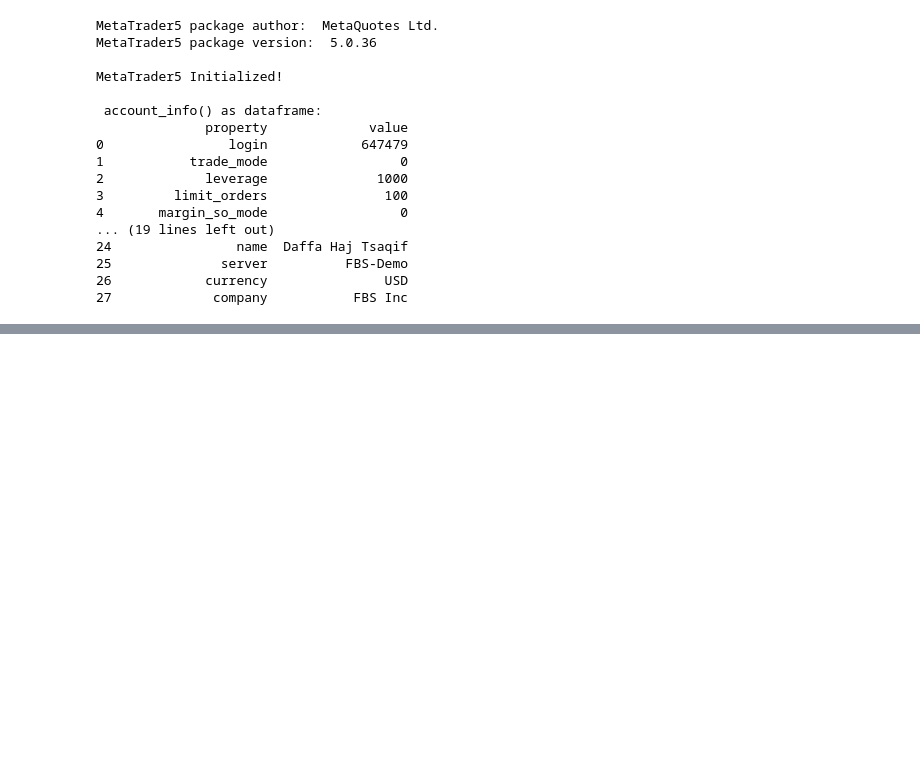
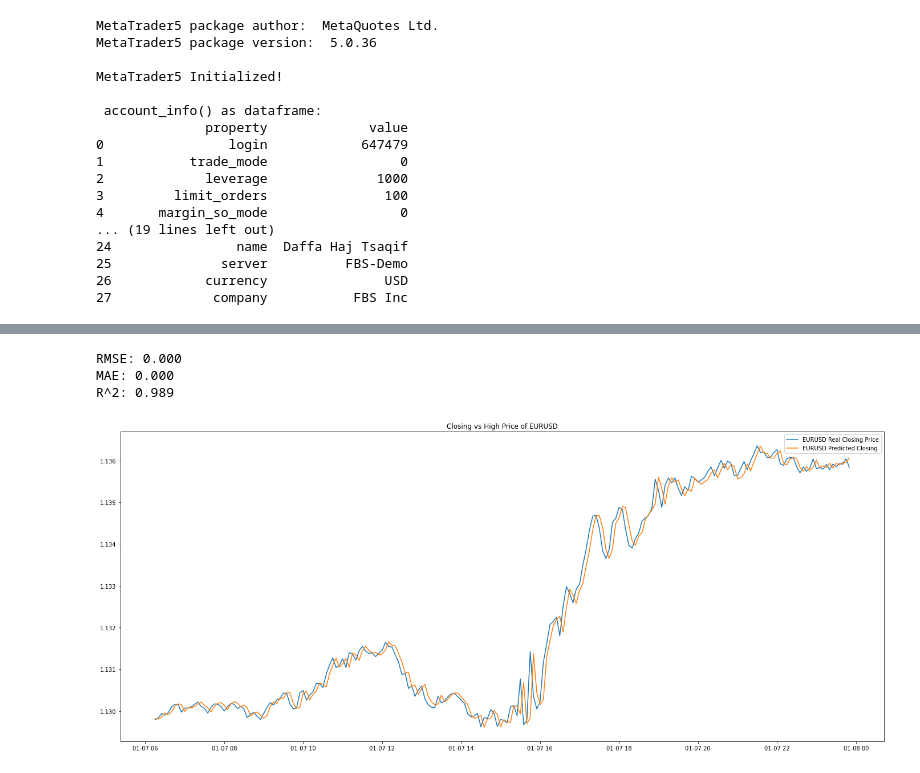
Before and after one commit to dhupee/MetaNgepet, a Jupyter notebook: MetaNgepet-Train.ipynb, the cells around one changed output, grey strips where cells are left out. Drawn from its saved outputs; the diff is of its cells as text; code cells hidden in the pictures; blank space fills up the shorter version.

```diff
--- a/MetaNgepet-Train.ipynb
+++ b/MetaNgepet-Train.ipynb
@@ -372 +487,16 @@ plotLinearReg(y_test, model_prediction)
+# %%
+# load the model from disk
+loaded_model = pickle.load(open(model_filename, 'rb'))
+
+new_predictions = loaded_model.predict(signal_scaled)
+
+get_score(new_y, new_predictions)
+# %% [output]
+RMSE: 0.000
+MAE: 0.000
+R^2: 0.989
+# %%
+plotLinearReg(new_y, new_predictions)
+# %% [output]
+[figure, added]
 # %%
```
Also changed, not shown: parts of 25 cells of this notebook, 3 other files.
